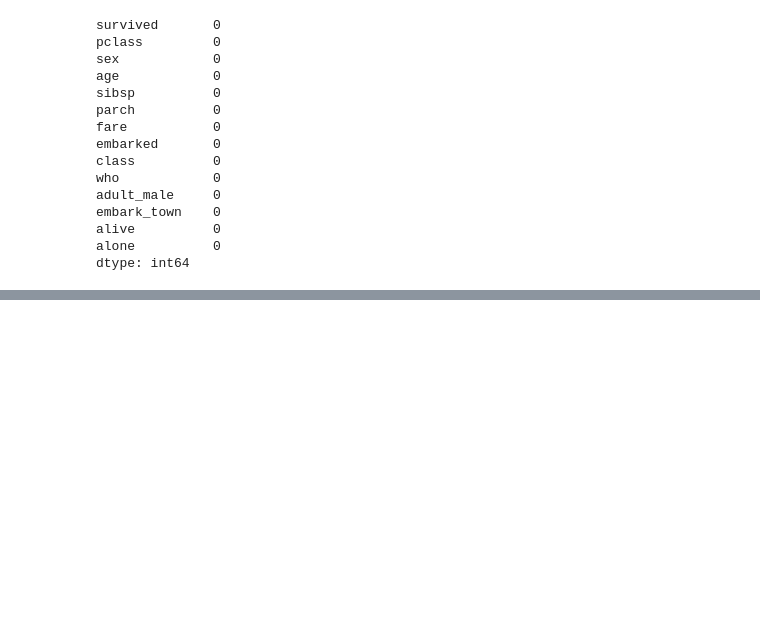
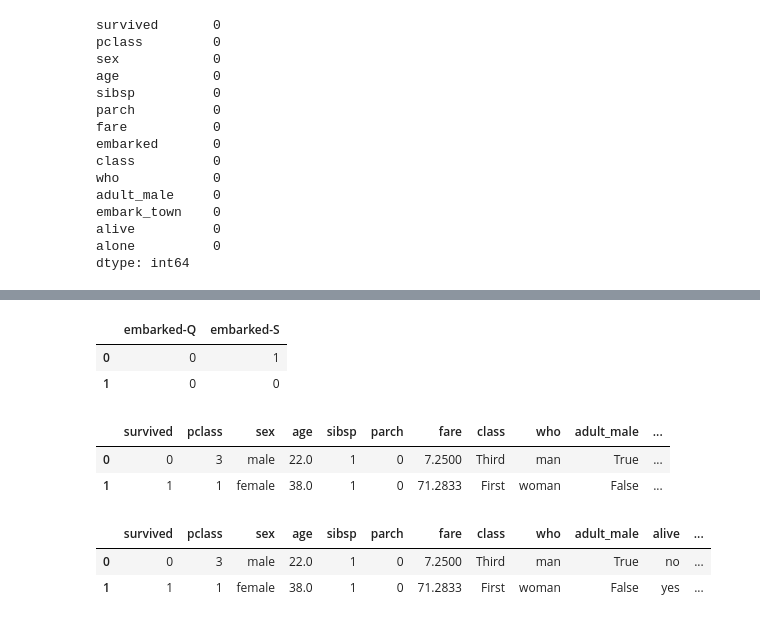
Before and after one commit to Md-Maruf-1727/Data-preprocessing-Practice, a Jupyter notebook: Data pre-processing part1/encoding2OneHot.ipynb, the cells around one changed output, grey strips where cells are left out. Saved outputs shown, nothing was run; the diff lists cells and outputs as text; code cells hidden in the pictures; blank space fills up the shorter version.

```diff
--- a/Data pre-processing part1/encoding2OneHot.ipynb
+++ b/Data pre-processing part1/encoding2OneHot.ipynb
@@ -73,0 +116,3 @@ dtype: int64
+# %%
+dummy = pd.get_dummies(titan_dataset['embarked'], prefix='embarked', prefix_sep='-', drop_first=True).astype('int64')
+dummy
@@ -73,0 +133,22 @@ dtype: int64
+# %%
+dummy_val = pd.DataFrame(dummy)
+dummy_val.head(2)
+# %% [output]
+|  | embarked-Q | embarked-S |
+| 0 | 0 | 1 |
+| 1 | 0 | 0 |
+# %%
+titan_dataset.drop('embarked', axis=1, inplace=True)
+# %%
+titan_dataset.head(2)
+# %% [output]
+|  | survived | pclass | sex | age | sibsp | parch | fare | class | who | adult_male | ... |
+| 0 | 0 | 3 | male | 22.0 | 1 | 0 | 7.2500 | Third | man | True | ... |
+| 1 | 1 | 1 | female | 38.0 | 1 | 0 | 71.2833 | First | woman | False | ... |
+# %%
+new_titan_dataset = pd.concat([titan_dataset, dummy_val], axis=1)
+new_titan_dataset.head(2)
+# %% [output]
+|  | survived | pclass | sex | age | sibsp | parch | fare | class | who | adult_male | alive | ... |
+| 0 | 0 | 3 | male | 22.0 | 1 | 0 | 7.2500 | Third | man | True | no | ... |
+| 1 | 1 | 1 | female | 38.0 | 1 | 0 | 71.2833 | First | woman | False | yes | ... |
```
Also changed, not shown: parts of 10 cells of this notebook.
